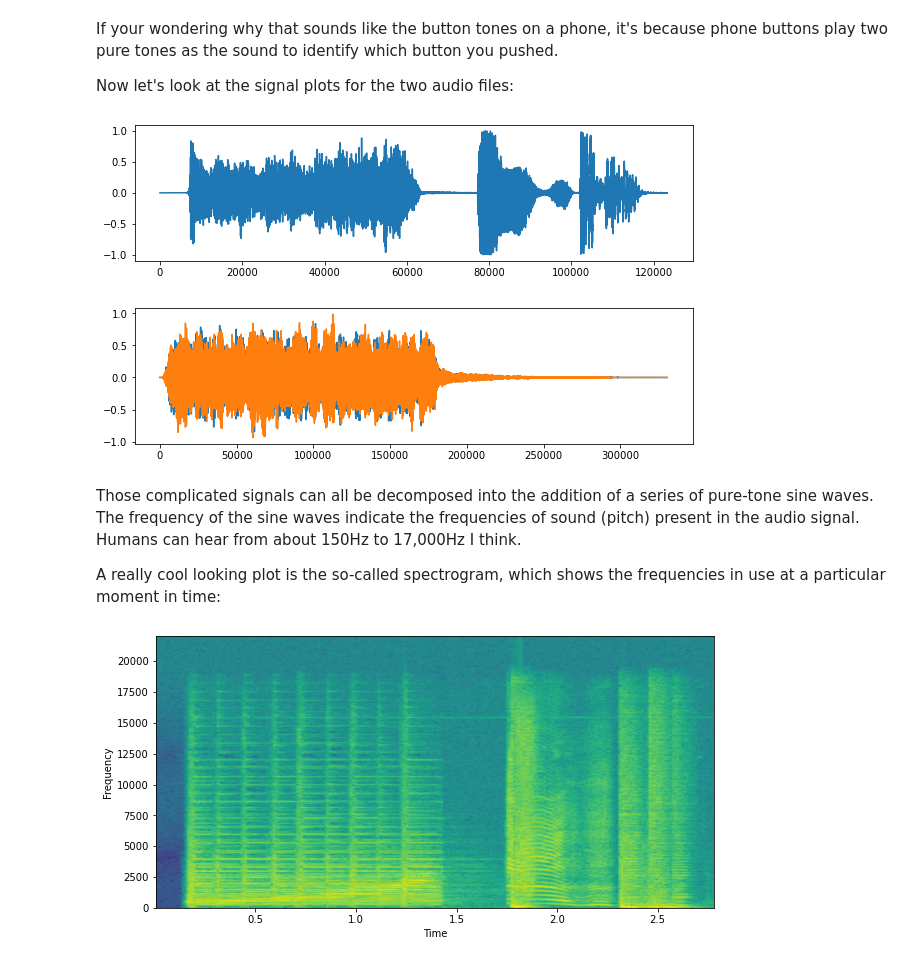
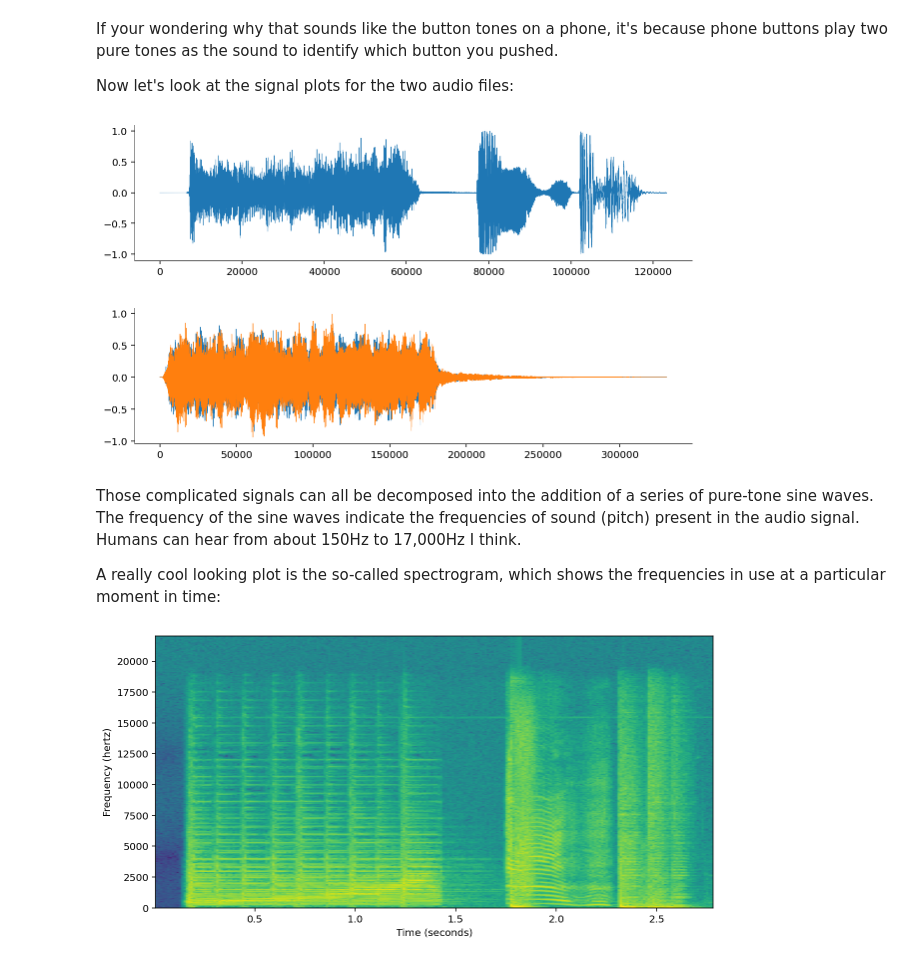
Before and after one commit to parrt/msds501, a Jupyter notebook: notes/sound.ipynb, the cells around one changed output. Drawn from its saved outputs; the diff is of its cells as text; code cells hidden in the pictures.

```diff
--- a/notes/sound.ipynb
+++ b/notes/sound.ipynb
@@ -143,15 +163,25 @@ If your wondering why that sounds like the button tones on a phone, it's because
 Now let's look at the signal plots for the two audio files:
 # %%
 plt.figure(figsize=(10, 2.5))
-plt.plot(kiss);
+plt.plot(kiss, lw=.5)
+ax = plt.gca()
+ax.spines['top'].set_visible(False)
+ax.spines['right'].set_visible(False)
+ax.spines['left'].set_linewidth(.5)
+ax.spines['bottom'].set_linewidth(.5)
 plt.show()
 # %% [output]
-[figure, old version]
+[figure, new version]
 # %%
 plt.figure(figsize=(10, 2.5))
-plt.plot(ahhh); # notice this one has two plots because it is a stereo signal
+ax = plt.gca()
+ax.spines['top'].set_visible(False)
+ax.spines['right'].set_visible(False)
+ax.spines['left'].set_linewidth(.5)
+ax.spines['bottom'].set_linewidth(.5)
+plt.plot(ahhh, lw=.5); # notice this one has two plots because it is a stereo signal
 # %% [output]
-[figure, old version]
+[figure, new version]
 # %% [markdown]
 Those complicated signals can all be decomposed into the addition of a series of pure-tone sine waves. The frequency of the sine waves indicate the frequencies of sound (pitch) present in the audio signal. Humans can hear from about 150Hz to 17,000Hz I think.
 
@@ -162,8 +192,8 @@ fs = 44100 # sampling frequency
 # Plot the spectrogram
 plt.figure(figsize=(10, 5))
 S, freqs, bins, im = plt.specgram(kiss, NFFT=1024, Fs=fs, noverlap=512)
-plt.xlabel('Time')
-plt.ylabel('Frequency')
+plt.xlabel('Time (seconds)')
+plt.ylabel('Frequency (hertz)')
 plt.show()
 # %% [output]
-[figure, old version]
+[figure, new version]
```
Also changed, not shown: parts of 6 cells of this notebook, 4 other files.
